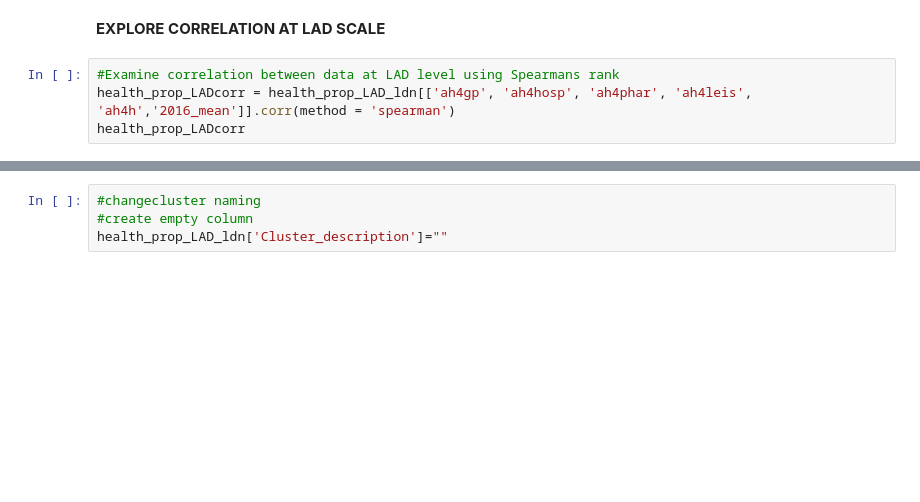
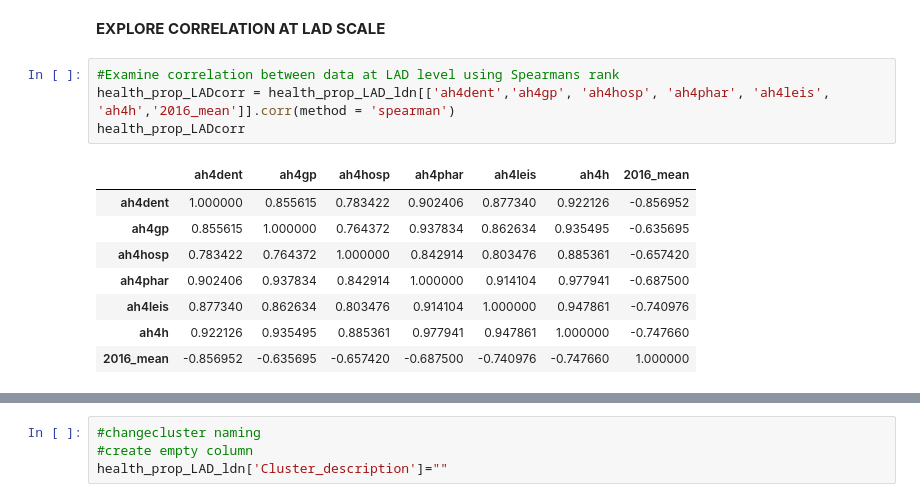
Before and after one commit to Jonathan-C-Barrett/GEOG5990M, a Jupyter notebook: GEOG5003M_Final_Project_template.ipynb, the cells around one changed output, grey strips where cells are left out. Cells and saved outputs as stored; diff of their text form; blank space fills up the shorter version.

```diff
--- a/GEOG5003M_Final_Project_template.ipynb
+++ b/GEOG5003M_Final_Project_template.ipynb
@@ -708,8 +770,17 @@ health_prop_LAD_ldn.explore()
 **EXPLORE CORRELATION AT LAD SCALE**
 # %%
 #Examine correlation between data at LAD level using Spearmans rank
-health_prop_LADcorr = health_prop_LAD_ldn[['ah4gp', 'ah4hosp', 'ah4phar', 'ah4leis', 'ah4h','2016_mean']].corr(method = 'spearman')
+health_prop_LADcorr = health_prop_LAD_ldn[['ah4dent','ah4gp', 'ah4hosp', 'ah4phar', 'ah4leis', 'ah4h','2016_mean']].corr(method = 'spearman')
 health_prop_LADcorr
+# %% [output]
+|  | ah4dent | ah4gp | ah4hosp | ah4phar | ah4leis | ah4h | 2016_mean |
+| ah4dent | 1.000000 | 0.855615 | 0.783422 | 0.902406 | 0.877340 | 0.922126 | -0.856952 |
+| ah4gp | 0.855615 | 1.000000 | 0.764372 | 0.937834 | 0.862634 | 0.935495 | -0.635695 |
+| ah4hosp | 0.783422 | 0.764372 | 1.000000 | 0.842914 | 0.803476 | 0.885361 | -0.657420 |
+| ah4phar | 0.902406 | 0.937834 | 0.842914 | 1.000000 | 0.914104 | 0.977941 | -0.687500 |
+| ah4leis | 0.877340 | 0.862634 | 0.803476 | 0.914104 | 1.000000 | 0.947861 | -0.740976 |
+| ah4h | 0.922126 | 0.935495 | 0.885361 | 0.977941 | 0.947861 | 1.000000 | -0.747660 |
+| 2016_mean | -0.856952 | -0.635695 | -0.657420 | -0.687500 | -0.740976 | -0.747660 | 1.000000 |
 # %%
 #visualise correlation
 # define plot size
```
Also changed, not shown: parts of 18 cells of this notebook.
